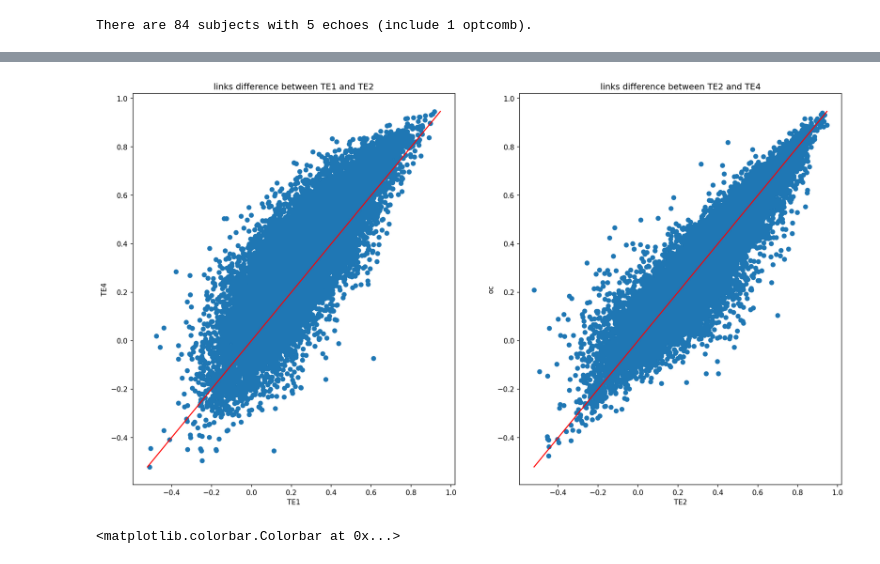
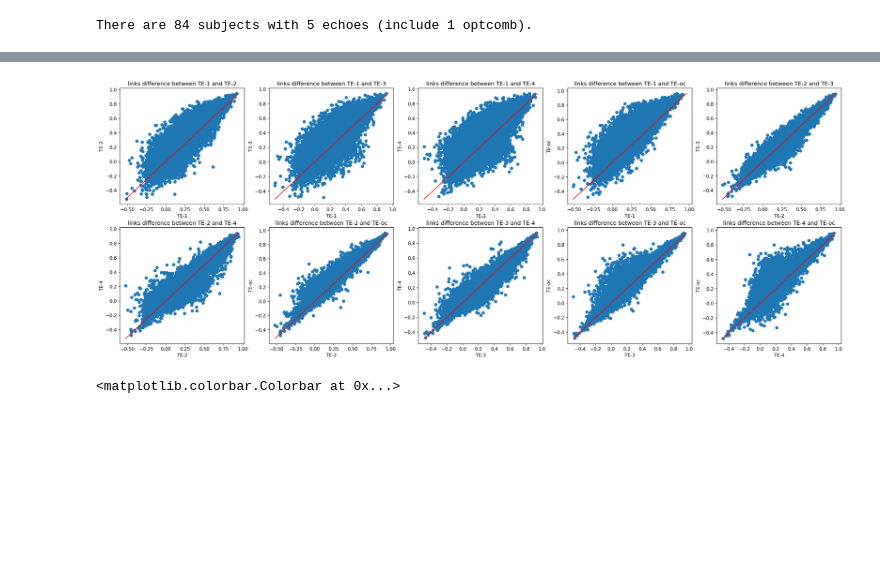
Before and after one commit to aspenglow/Multi-Echo-BOLD_fingerprinting, a Jupyter notebook: FC_yeo.ipynb, the cells around one changed output, grey strips where cells are left out. Drawn from its saved outputs; the diff is of its cells as text; code cells hidden in the pictures; blank space fills up the shorter version.

Commit message:
add brain plot, add fALFF result.

```diff
--- a/FC_yeo.ipynb
+++ b/FC_yeo.ipynb
@@ -58,22 +54,94 @@ for echo in range(echoes_total_num):
     FCs_list.append(FC_matrix_to_list(FCs[echo]))
 FCs_list = np.array(FCs_list)
 # %%
-fig = plt.figure(dpi=150,figsize=(18,10))
-ax= plt.subplot(121)
+fig = plt.figure(dpi=150,figsize=(28,10))
+ax= plt.subplot(251)
 value_min = min(np.min(FCs_list[0]), np.min(FCs_list[1]))
 value_max = max(np.max(FCs_list[0]), np.max(FCs_list[1]))
 plt.plot([value_min, value_max],[value_min, value_max],'r-')
 plt.scatter(FCs_list[0], FCs_list[1])
-plt.xlabel('TE1')
-plt.ylabel('TE4')
-plt.title('links difference between TE1 and TE2')
+plt.xlabel('TE-1')
+plt.ylabel('TE-2')
+plt.title('links difference between TE-1 and TE-2')
 
-ax= plt.subplot(122)
+ax= plt.subplot(252)
+value_min = min(np.min(FCs_list[0]), np.min(FCs_list[2]))
+value_max = max(np.max(FCs_list[0]), np.max(FCs_list[2]))
+plt.plot([value_min, value_max],[value_min, value_max],'r-')
+plt.scatter(FCs_list[0], FCs_list[2])
+plt.xlabel('TE-1')
+plt.ylabel('TE-3')
+plt.title('links difference between TE-1 and TE-3')
+
+ax= plt.subplot(253)
+value_min = min(np.min(FCs_list[0]), np.min(FCs_list[3]))
+value_max = max(np.max(FCs_list[0]), np.max(FCs_list[3]))
+plt.plot([value_min, value_max],[value_min, value_max],'r-')
+plt.scatter(FCs_list[0], FCs_list[3])
+plt.xlabel('TE-1')
+plt.ylabel('TE-4')
+plt.title('links difference between TE-1 and TE-4')
+
+ax= plt.subplot(254)
+value_min = min(np.min(FCs_list[0]), np.min(FCs_list[4]))
+value_max = max(np.max(FCs_list[0]), np.max(FCs_list[4]))
+plt.plot([value_min, value_max],[value_min, value_max],'r-')
+plt.scatter(FCs_list[0], FCs_list[4])
+plt.xlabel('TE-1')
+plt.ylabel('TE-oc')
+plt.title('links difference between TE-1 and TE-oc')
+
+ax= plt.subplot(255)
+value_min = min(np.min(FCs_list[1]), np.min(FCs_list[2]))
+value_max = max(np.max(FCs_list[1]), np.max(FCs_list[2]))
+plt.plot([value_min, value_max],[value_min, value_max],'r-')
+plt.scatter(FCs_list[1], FCs_list[2])
+plt.xlabel('TE-2')
+plt.ylabel('TE-3')
+plt.title('links difference between TE-2 and TE-3')
+
+ax= plt.subplot(256)
 value_min = min(np.min(FCs_list[1]), np.min(FCs_list[3]))
 value_max = max(np.max(FCs_list[1]), np.max(FCs_list[3]))
 plt.plot([value_min, value_max],[value_min, value_max],'r-')
 plt.scatter(FCs_list[1], FCs_list[3])
-plt.xlabel('TE2')
-plt.ylabel('TE4')
-plt.title('links difference between TE2 and TE4')
+plt.xlabel('TE-2')
+plt.ylabel('TE-4')
+plt.title('links difference between TE-2 and TE-4')
+
+ax= plt.subplot(257)
+value_min = min(np.min(FCs_list[1]), np.min(FCs_list[4]))
+value_max = max(np.max(FCs_list[1]), np.max(FCs_list[4]))
+plt.plot([value_min, value_max],[value_min, value_max],'r-')
+plt.scatter(FCs_list[1], FCs_list[4])
+plt.xlabel('TE-2')
+plt.ylabel('TE-oc')
+plt.title('links difference between TE-2 and TE-oc')
+
+ax= plt.subplot(258)
+value_min = min(np.min(FCs_list[2]), np.min(FCs_list[3]))
+value_max = max(np.max(FCs_list[2]), np.max(FCs_list[3]))
+plt.plot([value_min, value_max],[value_min, value_max],'r-')
+plt.scatter(FCs_list[2], FCs_list[3])
+plt.xlabel('TE-3')
+plt.ylabel('TE-4')
+plt.title('links difference between TE-3 and TE-4')
+
+ax= plt.subplot(259)
+value_min = min(np.min(FCs_list[2]), np.min(FCs_list[4]))
+value_max = max(np.max(FCs_list[2]), np.max(FCs_list[4]))
+plt.plot([value_min, value_max],[value_min, value_max],'r-')
+plt.scatter(FCs_list[2], FCs_list[4])
+plt.xlabel('TE-3')
+plt.ylabel('TE-oc')
+plt.title('links difference between TE-3 and TE-oc')
+
+ax10 = fig.add_subplot(2, 5, 10)
+value_min = min(np.min(FCs_list[3]), np.min(FCs_list[4]))
+value_max = max(np.max(FCs_list[3]), np.max(FCs_list[4]))
+plt.plot([value_min, value_max],[value_min, value_max],'r-')
+plt.scatter(FCs_list[3], FCs_list[4])
+plt.xlabel('TE-4')
+plt.ylabel('TE-oc')
+plt.title('links difference between TE-4 and TE-oc')
 # %% [output]
@@ -81,4 +149,4 @@ Text(0.5, 1.0, 'links difference between TE2 and TE4')
-[figure, old version]
+[figure, new version]
 # %%
 plt.figure(figsize=(18,10), dpi=100)
 ax1 = plt.subplot(231)
```
Also changed, not shown: parts of 2 cells of this notebook, 6 other files.
